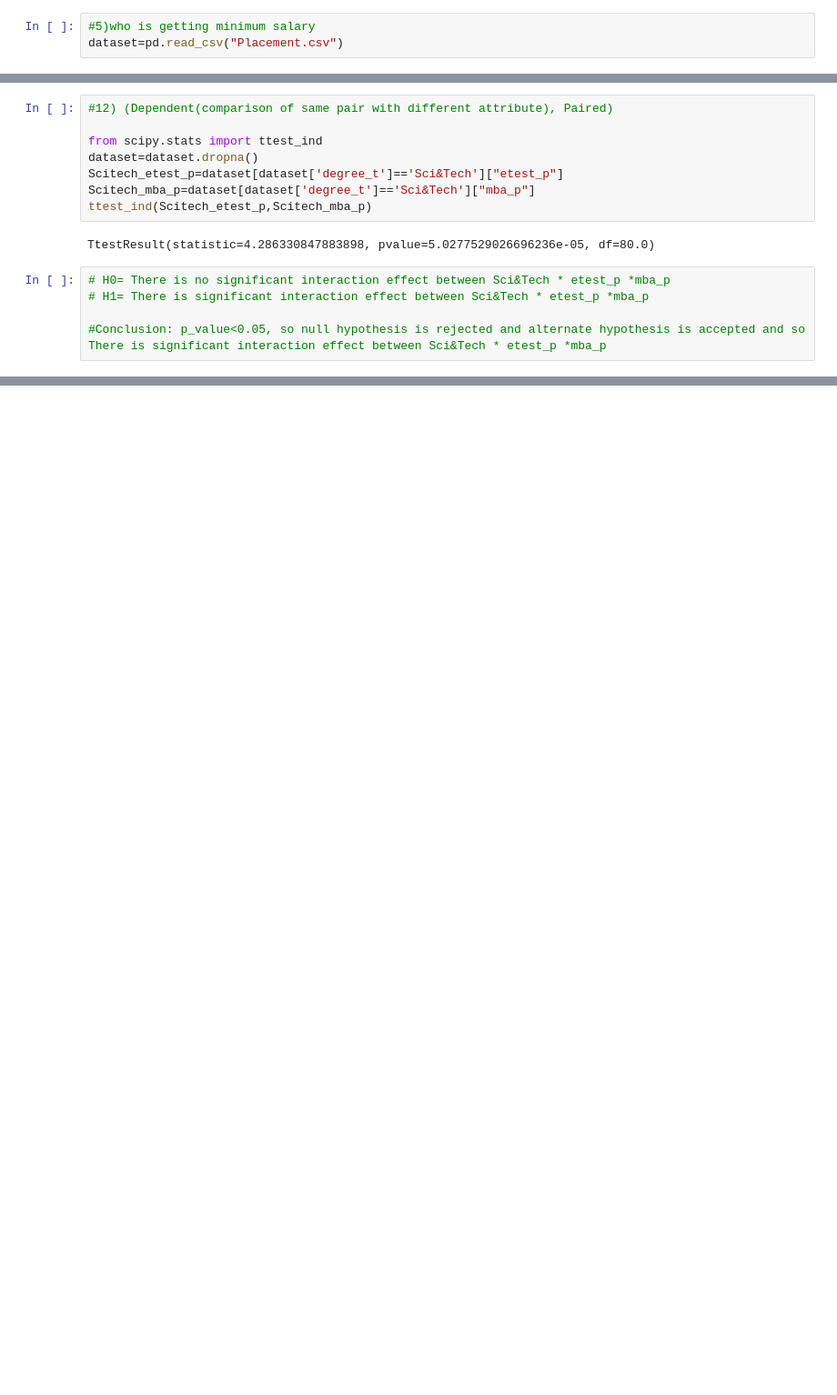
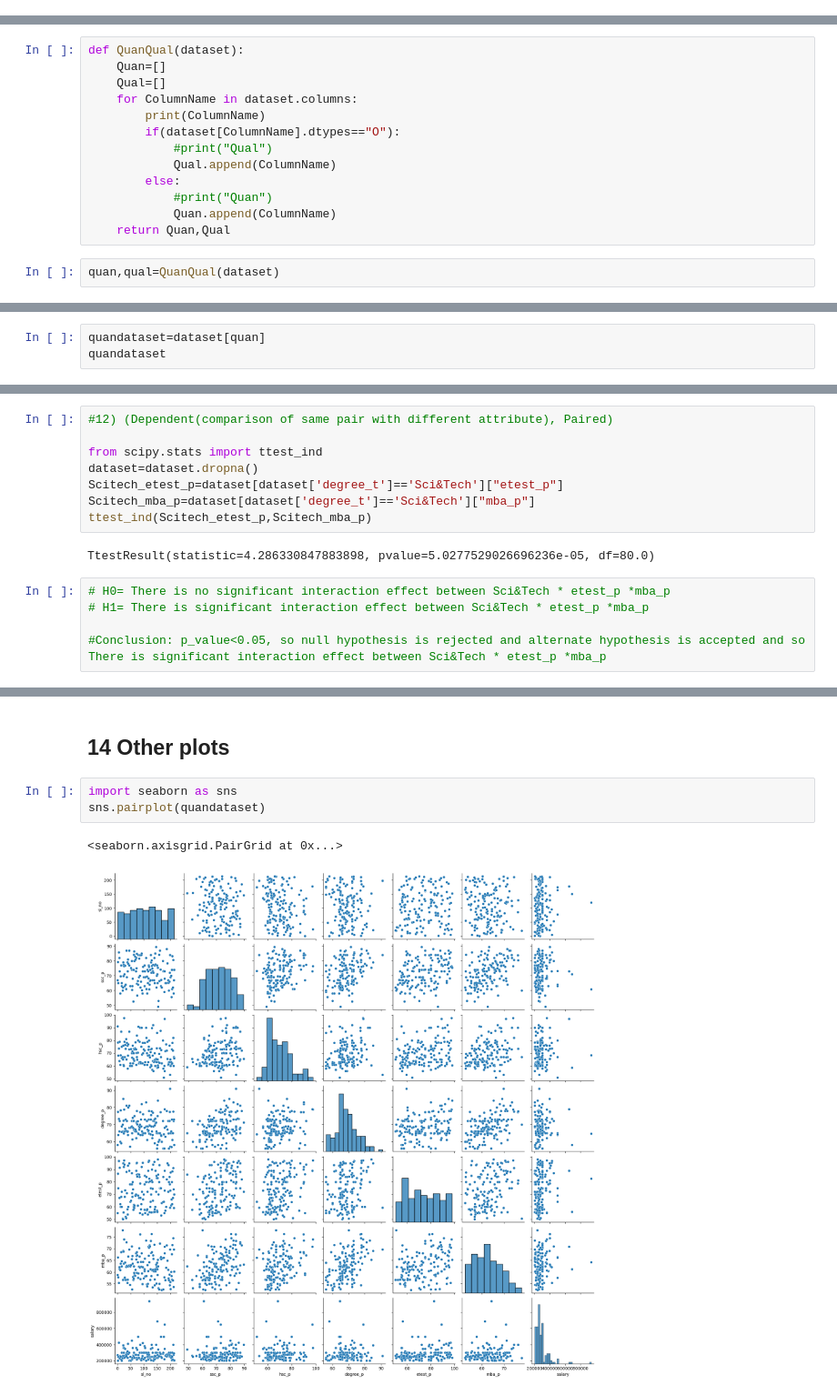
Before and after one commit to Deepa3018/Bivariate, a Jupyter notebook: Covariance_Correlation/Variance_Inflation_factor_VIF/Bivariant_Assignment.ipynb, the cells around one changed output, grey strips where cells are left out. Shown at 91% size. Drawn from its saved outputs; the diff is of its cells as text; blank space fills up the shorter version.

```diff
--- a/Covariance_Correlation/Variance_Inflation_factor_VIF/Bivariant_Assignment.ipynb
+++ b/Covariance_Correlation/Variance_Inflation_factor_VIF/Bivariant_Assignment.ipynb
@@ -110,3 +45,0 @@ sns.pairplot(dataset, hue="status")
-# %%
-#5)who is getting minimum salary
-dataset=pd.read_csv("Placement.csv")
@@ -112,0 +59,15 @@ dataset=pd.read_csv("Placement.csv")
+# %%
+def QuanQual(dataset):
+    Quan=[]
+    Qual=[]
+    for ColumnName in dataset.columns:
+        print(ColumnName)
+        if(dataset[ColumnName].dtypes=="O"):
+            #print("Qual")
+            Qual.append(ColumnName)
+        else:
+            #print("Quan")
+            Quan.append(ColumnName)
+    return Quan,Qual
+# %%
+quan,qual=QuanQual(dataset)
@@ -112,0 +90,3 @@ dataset=pd.read_csv("Placement.csv")
+# %%
+quandataset=dataset[quan]
+quandataset
@@ -274,0 +299,8 @@ TtestResult(statistic=4.286330847883898, pvalue=5.0277529026696236e-05, df=80.0)
+# %% [markdown]
+## 14 Other plots
+# %%
+import seaborn as sns
+sns.pairplot(quandataset)
+# %% [output]
+<seaborn.axisgrid.PairGrid at 0x...>
+[figure, added]
```
Also changed, not shown: parts of 40 cells of this notebook.
